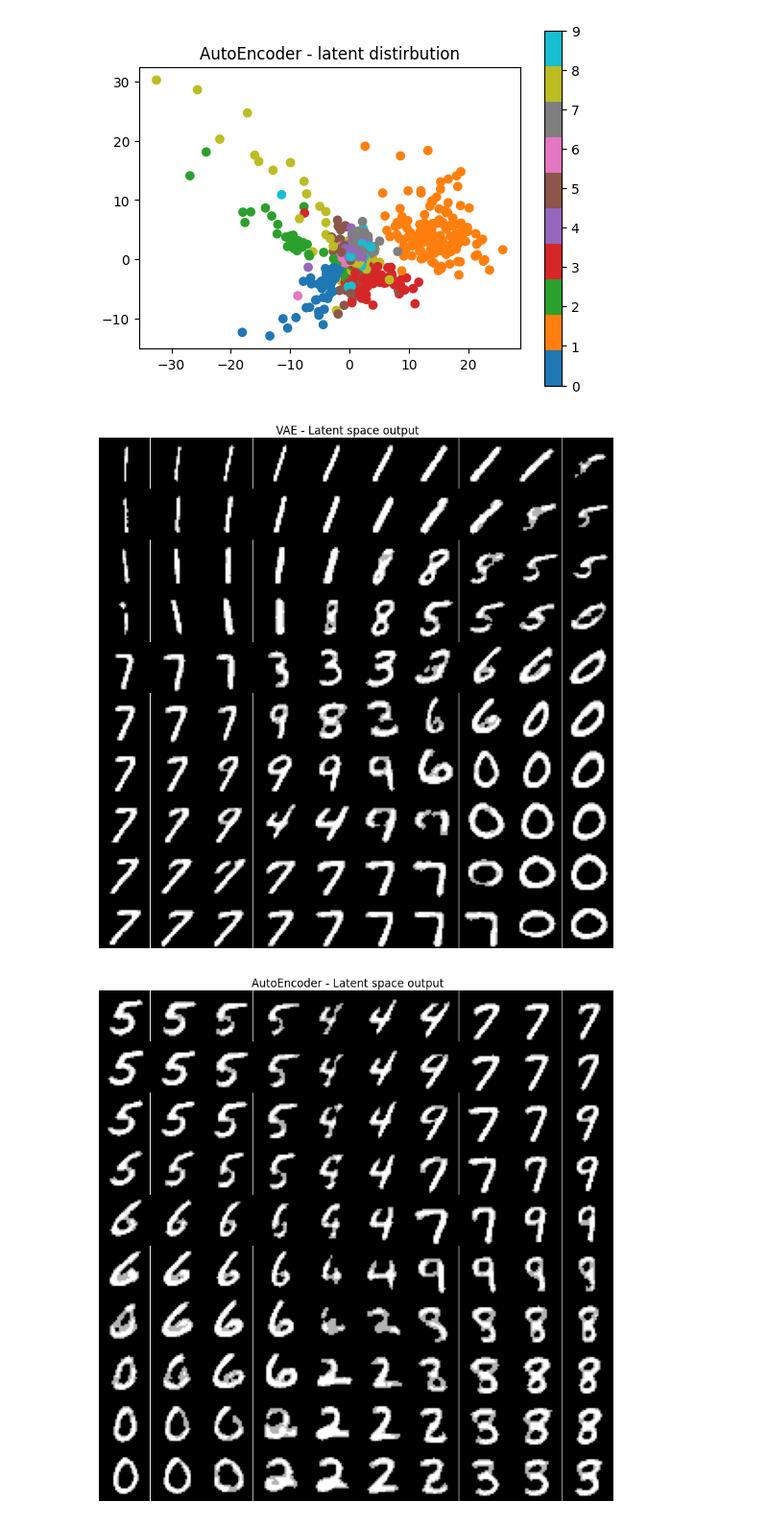
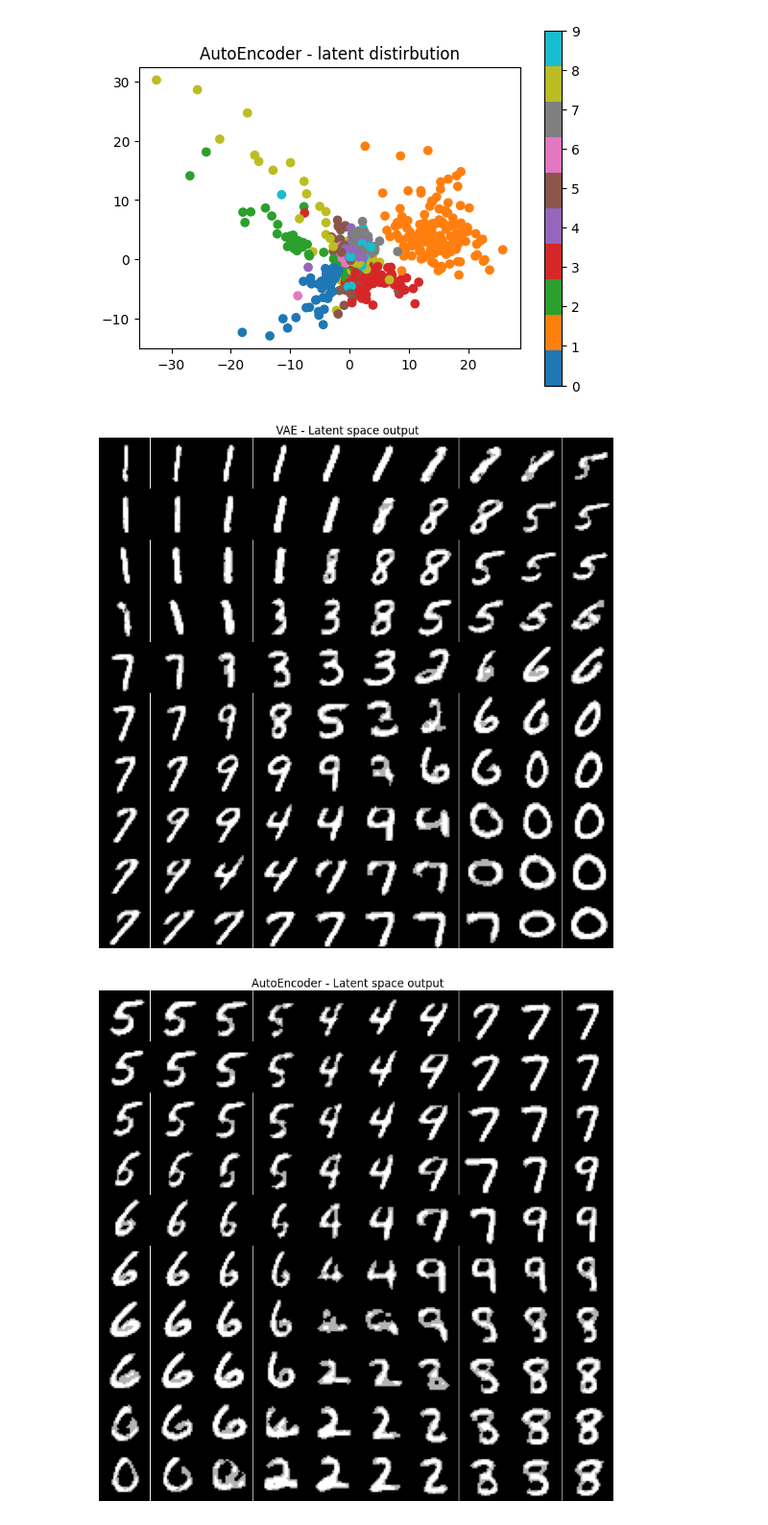
Before and after one commit to fclarke1/autoencoders-and-vae, a Jupyter notebook: notebook.ipynb, the cells around one changed output. Shown at 96% size. Cells and saved outputs as stored; diff of their text form; code cells hidden in the pictures.

```diff
--- a/notebook.ipynb
+++ b/notebook.ipynb
@@ -45,18 +56,18 @@ plt.show()
 [figure]
 # %%
 # Similar to the above, but show the generated digit from the latent space point
-latent_phase_plot(model_vae, is_vae=True, max_range=2)
+latent_phase_plot(model_vae, is_vae=True, max_range=1.5)
 fig = plt.gcf()
 fig.suptitle('VAE - Latent space output', y=0.9)
 plt.show()
 
-latent_phase_plot(model_auto, is_vae=False, max_range=2)
+latent_phase_plot(model_auto, is_vae=False, max_range=1.5)
 fig = plt.gcf()
 fig.suptitle('AutoEncoder - Latent space output', y=0.9)
 plt.show()
 # %% [output]
-[figure, old version]
+[figure, new version]
-[figure, old version]
+[figure, new version]
 # %%
 # generate a number of examples as target | output pairs. Note: the input and the target are the same
 prediction_plots(model_vae, dataloader=dataloader, is_vae=True)
```
Also changed, not shown: parts of 3 cells of this notebook, 1 other file.
